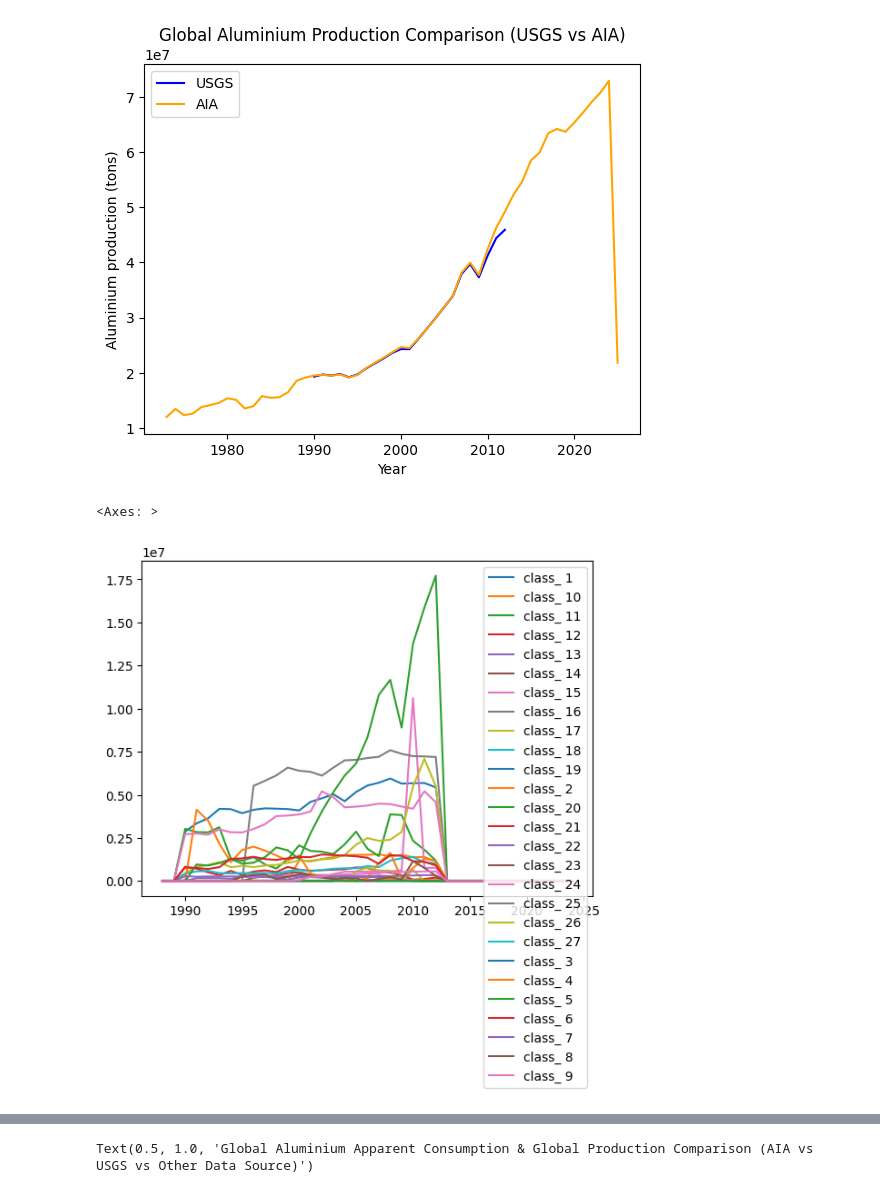
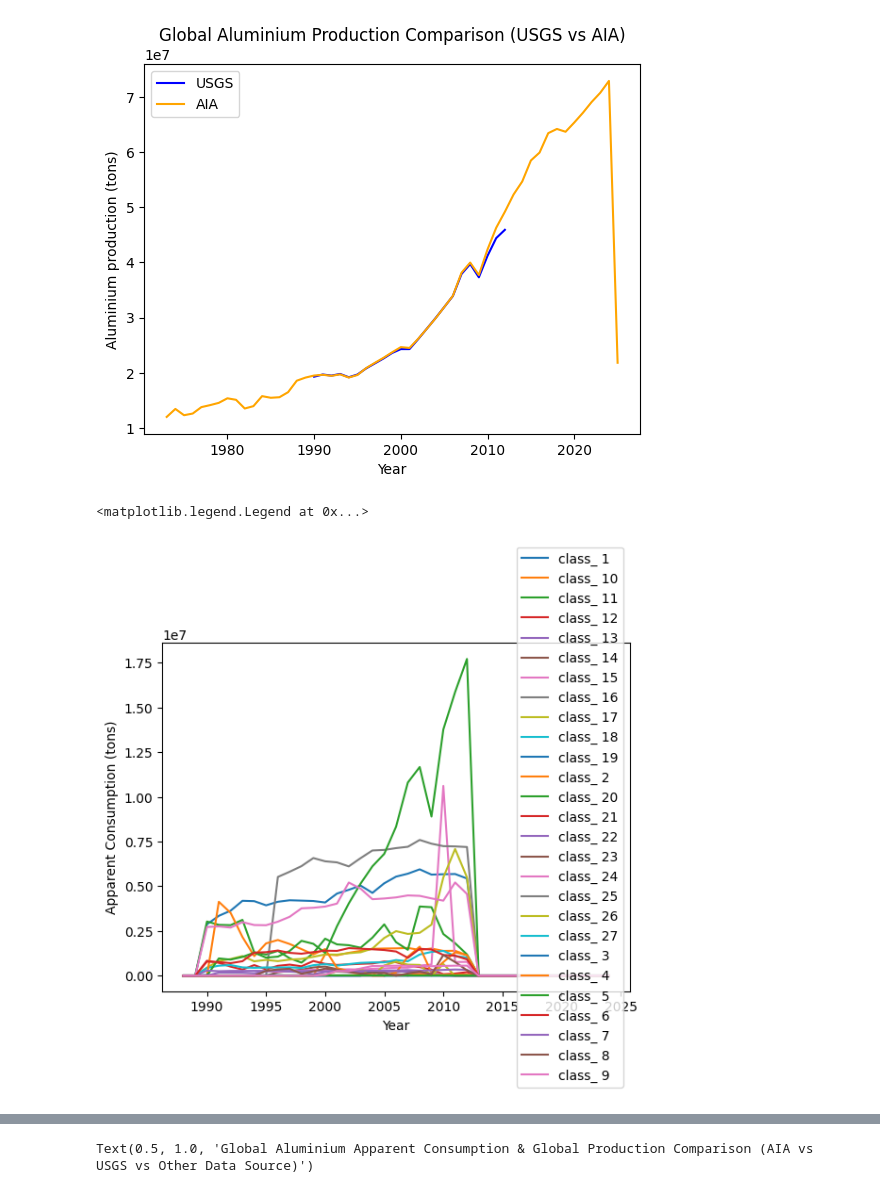
Before and after one commit to imagepbl/image-materials, a Jupyter notebook: data/raw/rest-of/metals/aluminium_app_cons.ipynb, the cells around one changed output, grey strips where cells are left out. Cells and saved outputs as stored; diff of their text form; code cells hidden in the pictures.

```diff
--- a/data/raw/rest-of/metals/aluminium_app_cons.ipynb
+++ b/data/raw/rest-of/metals/aluminium_app_cons.ipynb
@@ -327,13 +327,19 @@ trade_image_pivot = trade_image.pivot(index='refYear', columns='region', values=
 # %%
 # Calculate apparent consumption by subtracting net trade from production
 apparent_consumption = alu_production_usgs_image - trade_image_pivot/1000 # # Convert kg to tons
 
 # remove data with negative apparent consumption
 apparent_consumption = apparent_consumption[apparent_consumption >= 0].fillna(0)
-apparent_consumption.plot()
+# Plot the apparent consumption for each region
+fig, ax = plt.subplots()
+ax.plot(apparent_consumption, label=apparent_consumption.columns)
+ax.set_xlabel('Year')
+ax.set_ylabel('Apparent Consumption (tons)')
+
+plt.legend(loc='right')
 # %% [output]
-<Axes: >
+<matplotlib.legend.Legend at 0x...>
-[figure, old version]
+[figure, new version]
 # %%
 # Do the same for AIA data as AIA data is more recent and has less regionas which could reduce negative apparent consumption values
 # take AIA production data regions and map trade data to these regions
```
Also changed, not shown: parts of 8 cells of this notebook, 2 other files.
